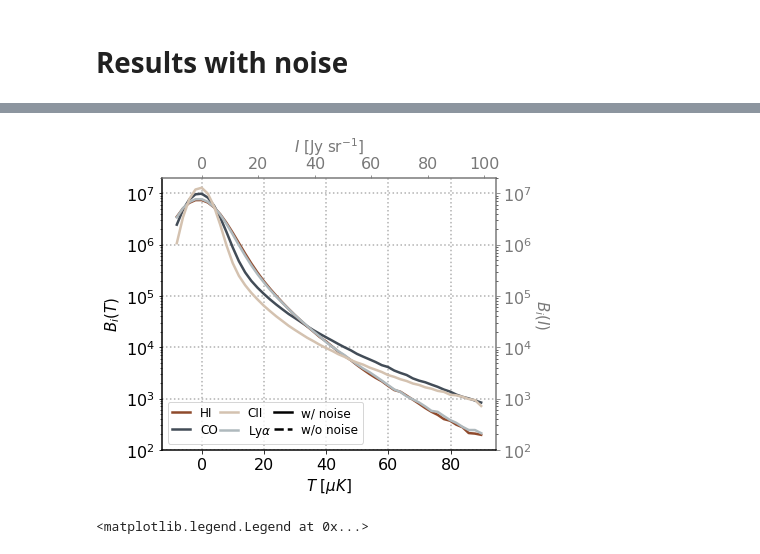
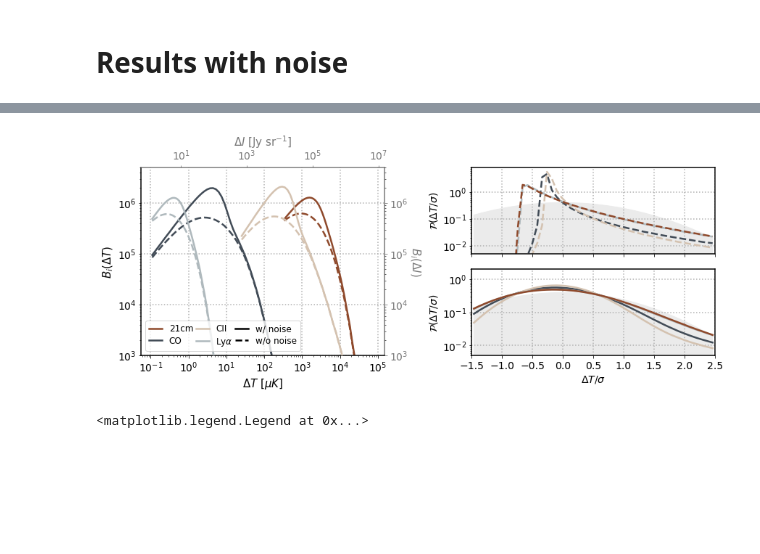
Before and after one commit to kokron/skyLine, a Jupyter notebook: notebooks/main_results_pop_and_stats.ipynb, the cells around one changed output, grey strips where cells are left out. Drawn from its saved outputs; the diff is of its cells as text; code cells hidden in the pictures; blank space fills up the shorter version.

```diff
--- a/notebooks/main_results_pop_and_stats.ipynb
+++ b/notebooks/main_results_pop_and_stats.ipynb
@@ -992,8 +936,8 @@ print(np.sum(BiLya_noise)/len(Lyamap_noise.flatten()))
 # %%
-#HImap_nonoise=np.load('../../map_noiseless_HI_T.npy')
-#HImap_noise=np.load('../../map_noise_HI_T.npy')
+HImap_nonoise=np.load('../../map_noiseless_HI_T.npy')
+HImap_noise=np.load('../../map_noise_HI_T.npy')
 
-TiHI_edge=np.logspace(2.5, np.log10(20*np.std(HImap_nonoise)), 50+1)
+TiHI_edge=np.logspace(2.5, np.log10(np.max(HImap_nonoise)), 50+1)
 #TiHI_edge=np.linspace(-2*np.std(HImap_nonoise), 20*np.std(HImap_nonoise), 50+1)
 TiHI=(TiHI_edge[:-1]+TiHI_edge[1:])/2.
 
@@ -1008,5 +965,22 @@ print(np.sum(BiHI_noise)/len(HImap_noise.flatten()))
+# %%
+#Ti_edge=np.linspace(-0.75, 2, 50+1)
+#Ti=(Ti_edge[:-1]+Ti_edge[1:])/2.
+
+COmap_nonoise_studentized=(COmap_nonoise-np.mean(COmap_nonoise))/np.std(COmap_nonoise)
+CIImap_nonoise_studentized=(CIImap_nonoise-np.mean(CIImap_nonoise))/np.std(CIImap_nonoise)
+Lyamap_nonoise_studentized=(Lyamap_nonoise-np.mean(Lyamap_nonoise))/np.std(Lyamap_nonoise)
+HImap_nonoise_studentized=(HImap_nonoise-np.mean(HImap_nonoise))/np.std(HImap_nonoise)
+
+StdizedCO_nonoise=np.histogram(COmap_nonoise_studentized.flatten(), bins=Ti_edge)[0]
+StdizedCII_nonoise=np.histogram(CIImap_nonoise_studentized.flatten(), bins=Ti_edge)[0]
+StdizedLya_nonoise=np.histogram(Lyamap_nonoise_studentized.flatten(), bins=Ti_edge)[0]
+StdizedHI_nonoise=np.histogram(HImap_nonoise_studentized.flatten(), bins=Ti_edge)[0]
 # %%
 from matplotlib.lines import Line2D
+from matplotlib.gridspec import GridSpec
+
+def gauss_norm(x):
+    return np.exp(-x**2/2)/(np.sqrt(2*np.pi))
 
 dark_blue='#424c57'
 dark_red='#8f4a2c'
@@ -1014,29 +988,29 @@ light_blue='#afb9bd'
 light_red='#d4c2b0'
 grey='#787878'
 
-fig=plt.figure(figsize=(6,5))
-ax00=fig.add_subplot(111)
-ax01=fig.add_subplot(111, frame_on=False)
+fig=plt.figure(figsize=(12,5),constrained_layout=True)
+gs = GridSpec(2, 2, figure=fig)
 
-ax00.plot(TiCO/, BiCO_noise, color=dark_blue)
-#ax00.plot(TiCO, BiCO_nonoise, '--', color=dark_blue)
-ax00.plot(TiHI*np.max(TiCO)/np.max(TiHI), BiHI_noise, color=dark_red)
-#ax00.plot(TiHI, BiHI_nonoise, '--', color=dark_red)
-ax00.set_yscale('log')
-ax00.set_xlabel(r"$T$ [$\mu K$]", fontsize = 15)
-ax00.set_ylabel("$B_{i}(T)$", fontsize=15)
-ax00.set_ylim(1e2, 2e7)
+ax00=fig.add_subplot(gs[:, 0])
+ax01=fig.add_subplot(gs[:, 0], frame_on=False)
+
+ax00.loglog(TiCO, BiCO_noise, color=dark_blue)
+ax00.loglog(TiCO, BiCO_nonoise, '--', color=dark_blue)
+ax00.loglog(TiHI, BiHI_noise, color=dark_red)
+ax00.loglog(TiHI, BiHI_nonoise, '--', color=dark_red)
+ax00.set_xlabel(r"$\Delta T$ [$\mu K$]", fontsize = 15)
+ax00.set_ylabel("$B_{i}(\Delta T)$", fontsize=15)
+ax00.set_ylim(1e3,5e6)
 
 ax01.xaxis.tick_top()
 ax01.yaxis.tick_right()
-ax01.plot(TiLya, BiLya_noise, color=light_blue)
-#ax01.plot(TiLya, BiLya_nonoise, '--', color=light_blue)
-ax01.plot(TiCII*np.max(TiLya)/np.max(TiCII), BiCII_noise, color=light_red)
-#ax01.plot(TiCII, BiCII_nonoise, '--', color=light_red)
-ax01.set_xlabel("$I$ [Jy sr$^{-1}$]", fontsize = 15)
-ax01.set_ylabel("$B_{i}(I)$",color=grey, fontsize=15, rotation=270, labelpad=18)
-ax01.set_yscale('log')
-ax01.set_ylim(1e2, 2e7)
+ax01.loglog(TiLya, BiLya_noise, color=light_blue)
+ax01.loglog(TiLya, BiLya_nonoise, '--', color=light_blue)
+ax01.loglog(TiCII, BiCII_noise, color=light_red)
+ax01.loglog(TiCII, BiCII_nonoise, '--', color=light_red)
+ax01.set_xlabel("$\Delta I$ [Jy sr$^{-1}$]", fontsize = 15)
+ax01.set_ylabel("$B_{i}(\Delta I)$",color=grey, fontsize=15, rotation=270, labelpad=18)
+ax01.set_ylim(1e3,5e6)
 
 ax01.yaxis.label.set_color(grey)
 ax01.yaxis.set_label_position('right')
@@ -1059,6 +1033,36 @@ custom_lines = [Line2D([0], [0], color=dark_red, lw=2.5),
                 Line2D([0], [0], color=light_blue, lw=2.5),
                 Line2D([0], [0], color= 'black', lw=2.5),
                 Line2D([0], [0], linestyle='--',color= 'black', lw=2.5)]
-ax01.legend(custom_lines, ['HI', 'CO', 'CII',r'Ly$\alpha$', 'w/ noise', 'w/o noise'],
-            ncol=3, fontsize=12, labelspacing=0.3, columnspacing=0.2, handlelength=1.5, loc='lower left')
+ax01.legend(custom_lines, ['21cm', 'CO', 'CII',r'Ly$\alpha$', 'w/ noise', 'w/o noise'],
+            ncol=3, fontsize=12, labelspacing=0.3, columnspacing=0.3, handlelength=1.5, loc='lower left')
+
+
+ax2 = fig.add_subplot(gs[0, 1])
+plt.fill_between(x=np.linspace(np.min(Ti), np.max(Ti),100),y1=np.zeros((100)), y2=gauss_norm(np.linspace(np.min(Ti), np.max(Ti),100)), color='#ebebeb')
+ax2.plot(Ti, StdizedCO_nonoise/np.sum(StdizedCO_nonoise)/np.diff(Ti_edge), '--', color=dark_blue)
+ax2.plot(Ti, StdizedCII_nonoise/np.sum(StdizedCII_nonoise)/np.diff(Ti_edge), '--', color=light_red)
+ax2.plot(Ti, StdizedLya_nonoise/np.sum(StdizedLya_nonoise)/np.diff(Ti_edge), '--', color=light_blue)
+ax2.plot(Ti, StdizedHI_nonoise/np.sum(StdizedHI_nonoise)/np.diff(Ti_edge), '--', color=dark_red)
+ax2.set_yscale('log')
+ax2.set_ylim(5e-3, 8)
+ax2.set_xlim(-1.5, 2.5)
+ax2.xaxis.set_ticklabels([])
+ax2.set_ylabel(r'$\mathcal{P}(\Delta T/\sigma)$')
+ax2.grid(linestyle='dotted', linewidth=1.5)
+
+ax3 = fig.add_subplot(gs[1, 1])
+ax3.fill_between(x=np.linspace(np.min(Ti), np.max(Ti),100),y1=np.zeros((100)), y2=gauss_norm(np.linspace(np.min(Ti), np.max(Ti),100)), color='#ebebeb')
+ax3.plot(Ti, StdizedCO_noise/np.sum(StdizedCO_noise)/np.diff(Ti_edge), color=dark_blue)
+ax3.plot(Ti, StdizedCII_noise/np.sum(StdizedCII_noise)/np.diff(Ti_edge), color=light_red)
+ax3.plot(Ti, StdizedLya_noise/np.sum(StdizedLya_noise)/np.diff(Ti_edge), color=light_blue)
+ax3.plot(Ti, StdizedHI_noise/np.sum(StdizedHI_noise)/np.diff(Ti_edge), color=dark_red)
+ax3.set_yscale('log')
+ax3.set_ylim(5e-3, 2)
+ax3.set_xlim(-1.5, 2.5)
+ax3.set_xlabel(r'$\Delta T/\sigma$')
+ax3.set_ylabel(r'$\mathcal{P}(\Delta T/\sigma)$')
+ax3.grid(linestyle='dotted', linewidth=1.5)
+
+plt.savefig('../../VID_fid2.pdf', bbox_inches='tight', dpi=300)
+plt.savefig('../../VID_fid2.png', bbox_inches='tight', dpi=300)
 # %% [output]
@@ -1066,4 +1069,4 @@ ax01.legend(custom_lines, ['HI', 'CO', 'CII',r'Ly$\alpha$', 'w/ noise', 'w/o noi
-[figure, old version]
+[figure, new version]
 # %%
 from matplotlib.lines import Line2D
 
```
Also changed, not shown: parts of 17 cells of this notebook, 3 other files.
